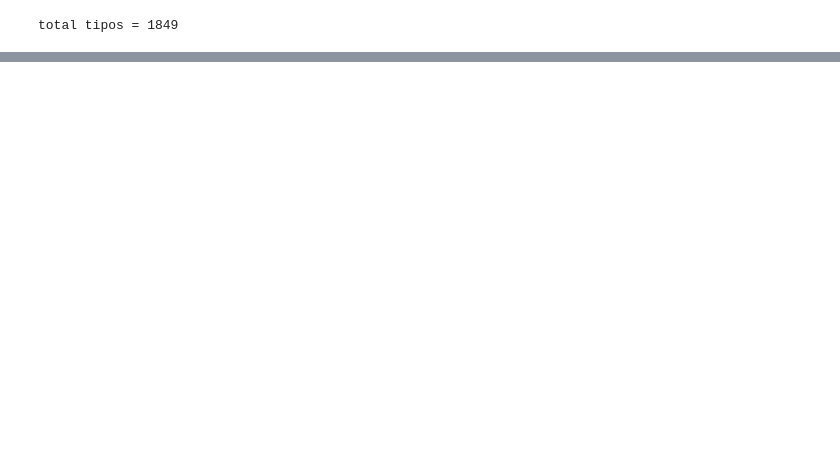
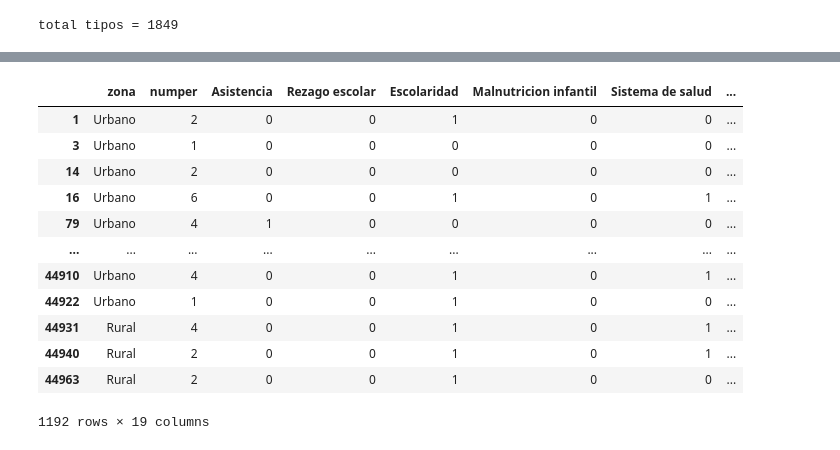
Before and after one commit to Maxmuleiv/Proyecto-Industrial, a Jupyter notebook: AnalisisPobrezaMultidimensional.ipynb, the cells around one changed output, grey strips where cells are left out. Cells and saved outputs as stored; diff of their text form; code cells hidden in the pictures; blank space fills up the shorter version.

```diff
--- a/AnalisisPobrezaMultidimensional.ipynb
+++ b/AnalisisPobrezaMultidimensional.ipynb
@@ -439,3 +442,32 @@ Apoyo y participacion social     986
 Trato igualitario               1965
 Seguridad                       1506
 dtype: int64
+# %%
+# dataframe con factores externos
+
+f1="zona" #numero de personas en el hogar
+f2="numper" #rural o urbano
+casen_tip=casen[[f1,f2,"folio","Asistencia","Rezago escolar","Escolaridad","Malnutricion infantil","Sistema de salud","Atencion","Ocupacion","Seguridad social","Jubilaciones","Habitabilidad","Servicios basicos","Entorno","Apoyo y participacion social","Trato igualitario","Seguridad"]]
+casen_tip=casen_tip.drop_duplicates()
+casen_tip=casen_tip.drop("folio",axis=1)
+#casen_tip.head()
+
+casen_tip_dim=casen_tip.copy()
+casen_tip_dim["Educacion"]=np.nan
+casen_tip_dim["Salud"]=np.nan
+casen_tip_dim["Trabajo y seguridad social"]=np.nan
+casen_tip_dim["Vivienda y entorno"]=np.nan
+casen_tip_dim["Redes y cohesion social"]=np.nan
+
+for p in casen_tip_dim.index:
+ # dim[p,"Educacion"]=dim[p,"Asistencia"]
+
+  casen_tip_dim['Educacion'][p]=casen_tip_dim['Asistencia'][p]+casen_tip_dim['Rezago escolar'][p]+casen_tip_dim['Escolaridad'][p]
+  casen_tip_dim['Salud'][p]=casen_tip_dim['Malnutricion infantil'][p]+casen_tip_dim['Sistema de salud'][p]+casen_tip_dim['Atencion'][p]
+  casen_tip_dim['Trabajo y seguridad social'][p]=casen_tip_dim['Ocupacion'][p]+casen_tip_dim['Seguridad social'][p]+casen_tip_dim['Jubilaciones'][p]
+  casen_tip_dim['Vivienda y entorno'][p]=casen_tip_dim['Habitabilidad'][p]+casen_tip_dim['Servicios basicos'][p]+casen_tip_dim['Entorno'][p]
+  casen_tip_dim['Redes y cohesion social'][p]=casen_tip_dim['Apoyo y participacion social'][p]+casen_tip_dim['Trato igualitario'][p]+casen_tip_dim['Seguridad'][p]
+
+
+casen_tip_dim=casen_tip_dim[[f1,f2,"Educacion","Salud","Trabajo y seguridad social","Vivienda y entorno","Redes y cohesion social"]]
+casen_tip_dim.head()
@@ -459,0 +547,13 @@ total tipos = 12392
+# %%
+# paso 2: definición cuantiles
+
+cuant=tipos2[["IntPob"]].quantile([.4, .6, .8, .9, 1], axis = 0)
+
+for p in cuant.index:
+  print("cuantil=",p)
+  j=cuant["IntPob"][p]
+  k=len(tipos2[tipos2.IntPob<=j])
+  print("marca=",j)
+  print("frecuencia acumulada=",k)
+  print("frecuencia acumulada porcentual=",round(k*100/12392,2),"%")
+  print("____________________________")
@@ -459,0 +710,16 @@ total tipos = 12392
+# %%
+tipos25
+# %% [output]
+|  | zona | numper | Asistencia | Rezago escolar | Escolaridad | Malnutricion infantil | Sistema de salud | ... |
+| 1 | Urbano | 2 | 0 | 0 | 1 | 0 | 0 | ... |
+| 3 | Urbano | 1 | 0 | 0 | 0 | 0 | 0 | ... |
+| 14 | Urbano | 2 | 0 | 0 | 0 | 0 | 0 | ... |
+| 16 | Urbano | 6 | 0 | 0 | 1 | 0 | 1 | ... |
+| 79 | Urbano | 4 | 1 | 0 | 0 | 0 | 0 | ... |
+| ... | ... | ... | ... | ... | ... | ... | ... | ... |
+| 44910 | Urbano | 4 | 0 | 0 | 1 | 0 | 1 | ... |
+| 44922 | Urbano | 1 | 0 | 0 | 1 | 0 | 0 | ... |
+| 44931 | Rural | 4 | 0 | 0 | 1 | 0 | 1 | ... |
+| 44940 | Rural | 2 | 0 | 0 | 1 | 0 | 1 | ... |
+| 44963 | Rural | 2 | 0 | 0 | 1 | 0 | 0 | ... |
+1192 rows × 19 columns
```
Also changed, not shown: parts of 9 cells of this notebook.
